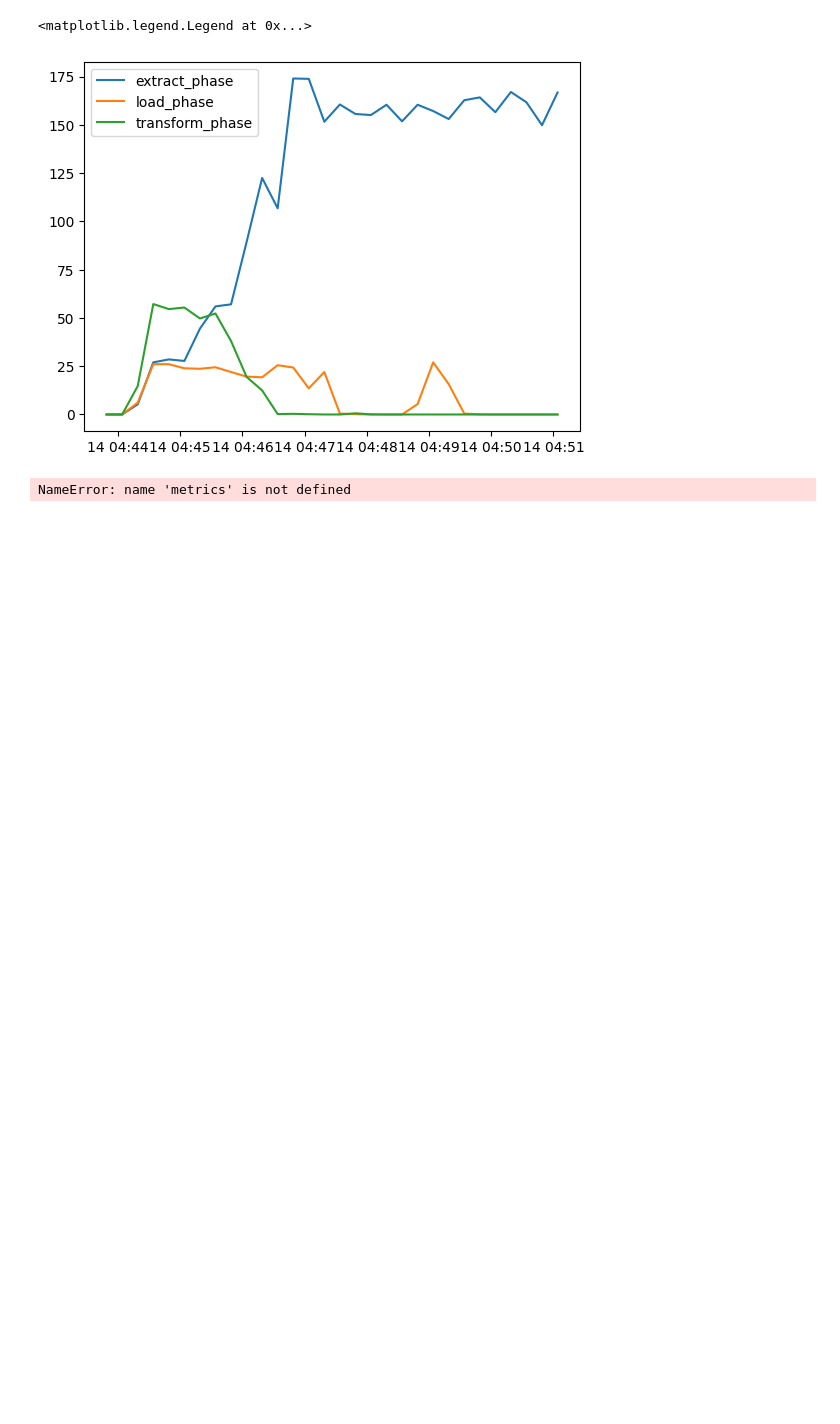
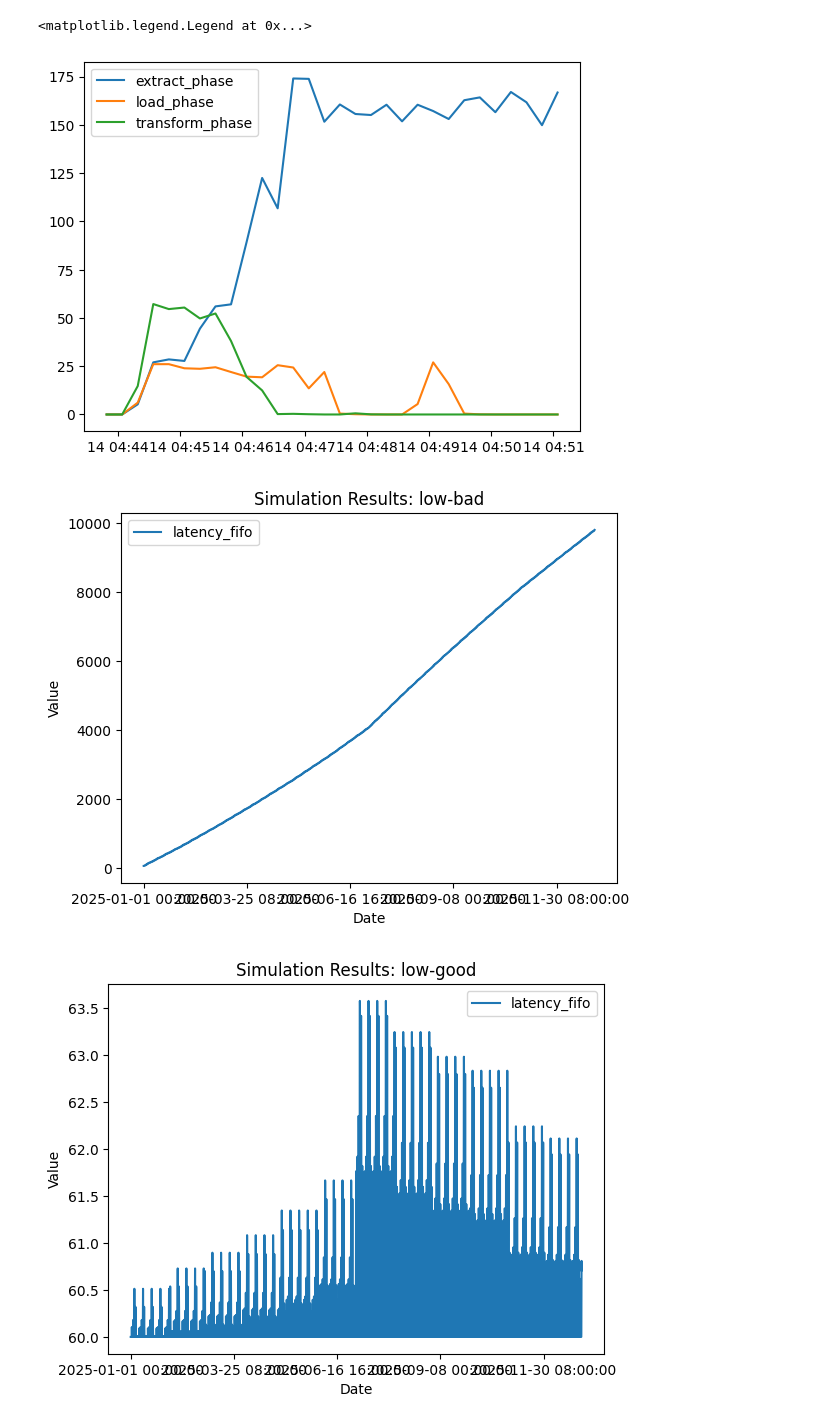
Before and after one commit to CarnegieMellon-PlantD/plantd-modeling, a Jupyter notebook: examine.ipynb, the cells around one changed output. Drawn from its saved outputs; the diff is of its cells as text; code cells hidden in the pictures; blank space fills up the shorter version.

```diff
--- a/examine.ipynb
+++ b/examine.ipynb
@@ -37,36 +36,39 @@ plt.legend(exp.metrics.columns)
 # %%
 import pandas as pd
 import matplotlib.pyplot as plt
 import io
 from plantd_modeling import metrics
-runs = ["low-bad", "low-good", "nom-bad", "nom-good"]
+runs = ["low-bad", "low-good", "low-fixed", "lowplus-bad", "lowplus-good", "lowplus-fixed"]#, "nom-bad", "nom-good"]
 
 for run in runs:
     # Load the CSV file into a pandas DataFrame
-    #df = pd.read_csv(f"fakeredis/simulation_test-{run}-tri.csv")
-    df = pd.read_csv(io.StringIO(metrics.redis.load_str("simulation_traffic", "test-{run}-tri")), index_col=0, parse_dates=True)
+    #df = pd.read_csv(f"oldfakeredis/simulation_test-{run}-tri.csv")
+    raw = metrics.redis.load_str("simulation_traffic", f"test-{run}-tri")
+    #print(run, raw)
+    df = pd.read_csv(io.StringIO(raw), index_col=0, parse_dates=True)
 
-    print(df.head())
+    #print(df.head())
     #pri#nt(df)
     # Convert the "date" column to datetime format
-    df["date"] = pd.to_datetime(df["date"])
+    #df["date"] = pd.to_datetime(df["date"])
 
     # Set the "date" column as the index
     df.set_index("date", inplace=True)
 
     # Limit to June 30 through July 7
     #df = df.loc["2025-06-23":"2025-07-07"]
 
     # Plot the columns "cost", "scaleout", "hourly", "queue_len", "latency_fifo", "throughput", "scaleout" by date
-    df[["hourly" ]].plot()  #, "throughput""hourly",
+    df[["latency_fifo" ]].plot()  #, "throughput""hourly",
     #
     # Add labels and a legend
     plt.xlabel("Date")
     plt.ylabel("Value")
     plt.title(f"Simulation Results: {run}")
     plt.legend()
 
     # Show the plot
     plt.show()
 # %% [output]
-NameError: name 'metrics' is not defined
+[figure, added]
+[figure, added]
```
Also changed, not shown: parts of 13 cells of this notebook.
